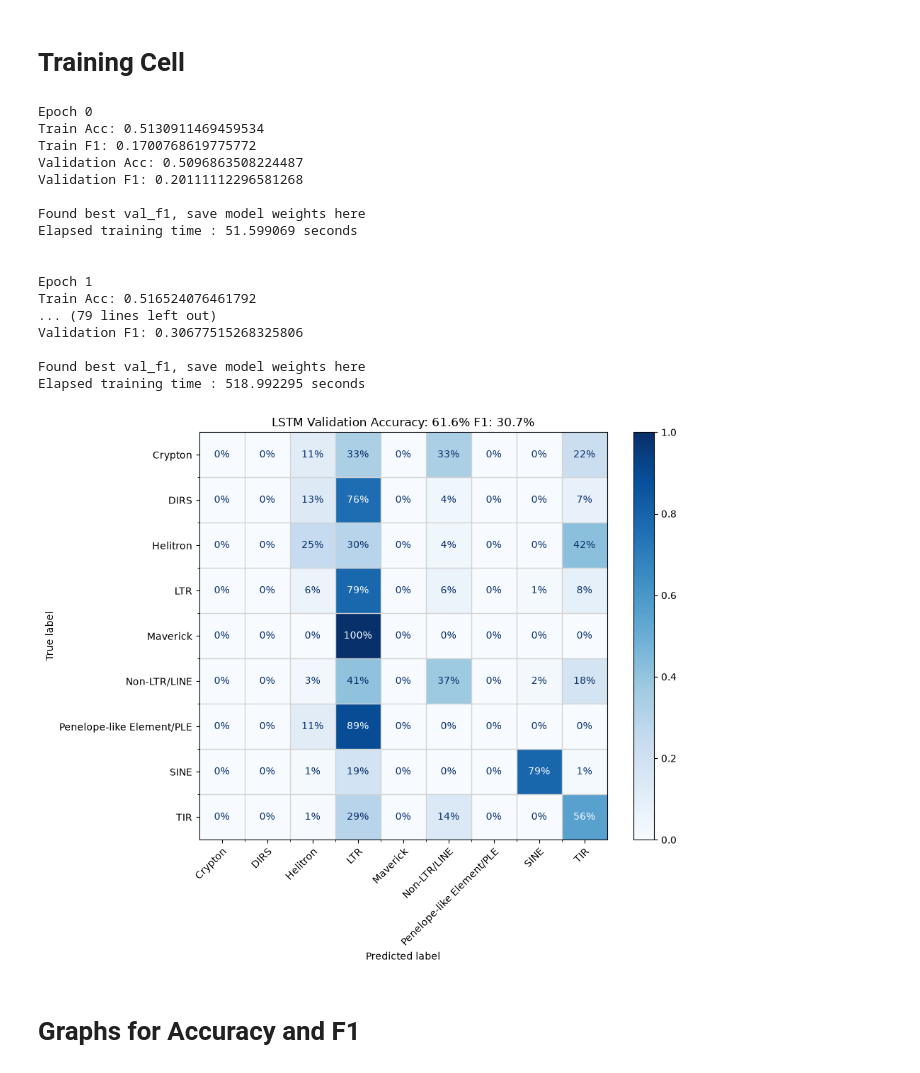
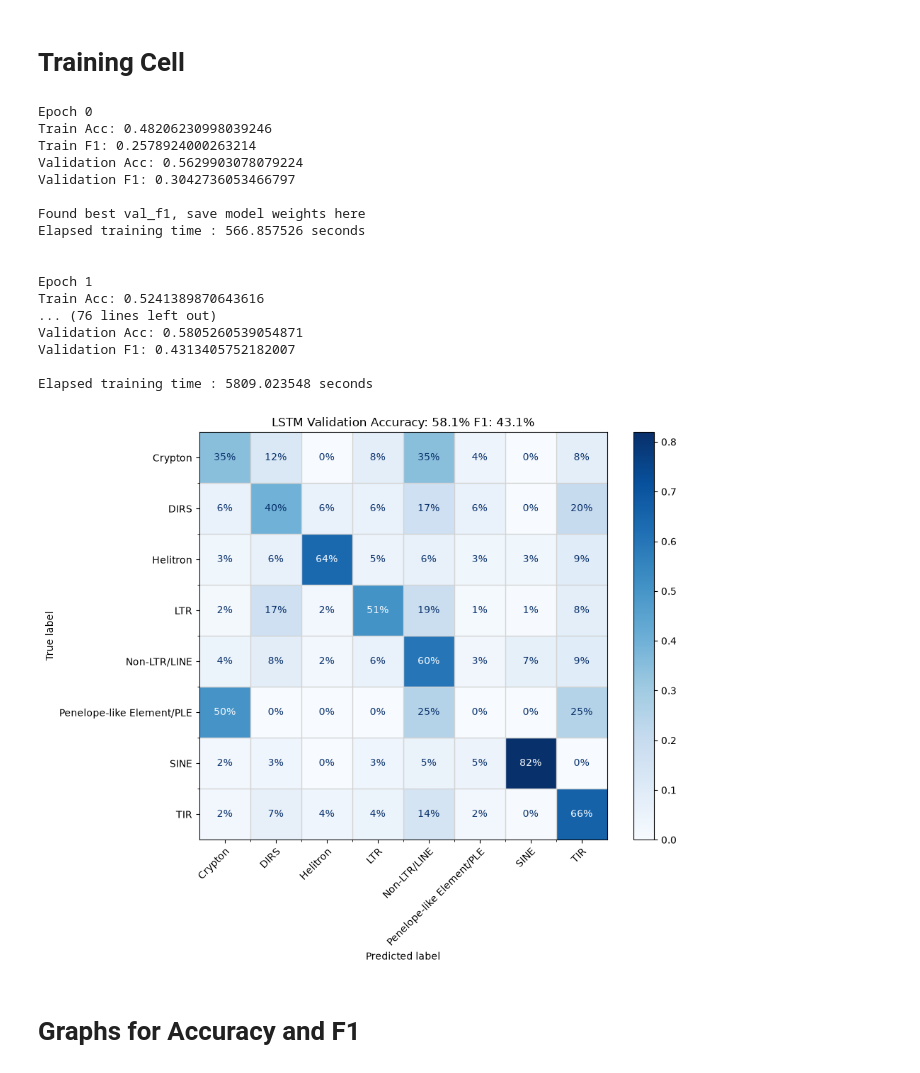
Before and after one commit to craig90/TransposonMachineLearning, a Jupyter notebook: LSTM.ipynb, the cells around one changed output. Saved outputs shown, nothing was run; the diff lists cells and outputs as text; code cells hidden in the pictures.

Commit message:
Added seq length comparison script and removed maverick from training in LSTM since it doesn't exist in test set

```diff
--- a/LSTM.ipynb
+++ b/LSTM.ipynb
@@ -44,8 +44,8 @@ label_mapping = {
     "Helitron": 4,
     "Crypton": 5,
     "DIRS": 6,
-    "Maverick": 7,
-    "Penelope-like Element/PLE": 8
+    "Penelope-like Element/PLE": 7
+    # "Maverick": 8
 }
 
 index_to_label = {number: name for name, number in label_mapping.items()}
@@ -80,9 +80,9 @@ sequence_encoding = {
 ' Padding code from GLARE -> they used 4096 as their max_length '
 # %%
 # 4096 is what GLARE used.
-# MAX_SEQ_LENGTH = 4096
+MAX_SEQ_LENGTH = 4096
 # using 500 because it's soo slow
-MAX_SEQ_LENGTH = 500
+# MAX_SEQ_LENGTH = 500
 
 def custom_collate_fn(batch):
     """ Custom collate function for padding sequences up to the length of the longest sequence in the batch
@@ -107,6 +107,8 @@ class CSVDataset(Dataset):
     def __init__(self, csv_file, max_length=MAX_SEQ_LENGTH, train=False):
 
         df = pd.read_csv(csv_file)
+
+        df = df[df['TE_Order'] != 'Maverick']
 
         self.sequences = [one_hot(s) for s in df["sequence_content"]]
         self.max_length = max_length
@@ -150,7 +152,7 @@ training_data = CSVDataset(
 )
 
 testing_data = CSVDataset(
-    csv_file="LSTMDataSets/FINAL_tester_with_targets.csv",
+LST
     max_length=MAX_SEQ_LENGTH,
 )
 
@@ -159,17 +161,21 @@ train_subset, val_subset = random_split(training_data, [0.9, 0.1], generator=tor
 
 train_labels = training_data.y[train_subset.indices]
 train_counts = pd.Series(train_labels.numpy()).map(index_to_label).value_counts()
-print("\nTrain class counts:")
-print(train_counts)
+# print("\nTrain class counts:")
+# print(train_counts)
 
 val_labels = training_data.y[val_subset.indices]
 val_counts = pd.Series(val_labels.numpy()).map(index_to_label).value_counts()
-print("\nValidation class counts:")
-print(val_counts)
+# print("\nValidation class counts:")
+# print(val_counts)
 
 test_counts = pd.Series(testing_data.y.numpy()).map(index_to_label).value_counts()
-print("\nTest class counts:")
-print(test_counts)
+# print("\nTest class counts:")
+# print(test_counts)
+
+combined_counts = pd.concat([train_counts, val_counts, test_counts], axis=1, keys=["Train", "Val", "Test"]).fillna(0)
+
+display(combined_counts)
 # %% [output]
 Longest sequence: 39893
 Shortest sequence: 43
@@ -230,14 +234,15 @@ mps
 # %%
 input_size = 4
 hidden_size = 128
-output_size = 9 # 9 TE output classes
+# output_size = 9 # 9 TE output classes
+output_size = 8
 
 num_layers = 1
 
 # since the training set is super inbalanced, make weights for loss function
 counts = torch.bincount(training_data.y, minlength=output_size).float()
 weights = counts.sum() / (counts.clamp(min=1) * output_size)
-weights = weights.sqrt()
+# weights = weights.sqrt()
 print(weights)
 # Define the loss function
 loss_fn = nn.CrossEntropyLoss(weight=weights.to(device))
@@ -343,6 +347,7 @@ lstm_classifier = LSTM(input_size, hidden_size, output_size).to(device)
 # Initialize the optimizer with the above parameters
 optimizer = optim.Adam(lstm_classifier.parameters(), lr=learning_rate)
 
+epoch_loss_logger = []
 training_loss_logger = []
 training_acc_logger = []
 training_f1_logger = []
@@ -373,6 +378,7 @@ for epoch in range(n_epochs):
     steps = 0
     train_acc = 0
     train_f1_metric.reset()
+    batch_num = 0
 
     # Go through training data
     for padded, lengths, labels in data_loader_train:
@@ -396,13 +402,19 @@ for epoch in range(n_epochs):
         optimizer.step()
 
         # append training loss to logger
-        training_loss_logger.append(loss.item())
+        epoch_loss_logger.append(loss.item())
 
         # calculate training accuracy
         train_acc += (pred.argmax(1) == labels).sum()
         steps += len(padded)
 
         train_f1_metric.update(pred, labels)
+
+        batch_num += 1
+
+    training_loss_logger.append(sum(epoch_loss_logger)/batch_num)
+
+    epoch_loss_logger.clear()
 
     train_acc = (train_acc/steps).item()
     train_f1 = train_f1_metric.compute().item()
@@ -420,44 +432,44 @@ for epoch in range(n_epochs):
     final_val_f1 = val_f1
 
     val_acc_logger.append(val_acc)
     val_f1_logger.append(val_f1)
 
     print(f"Validation Acc: {val_acc}")
     print(f"Validation F1: {val_f1}\n")
 
     if val_f1 > best_val_f1:
         print("Found best val_f1, save model weights here")
         torch.save(lstm_classifier.state_dict(), f"lstm_best_learn_{learning_rate}_MAX_SEQ_{MAX_SEQ_LENGTH}.pt")
         best_val_f1 = val_f1
 
     end = time.perf_counter()
     print(f"Elapsed training time : {end - start:.6f} seconds")
 
     print("\n")
 
 df_val_results = make_df_from_results_arrays(final_results_arr, final_labels_arr)
 confusion_matrix(
     df_val_results["Actual_Label"], df_val_results["Predicted_Label"].fillna("UNKNOWN"), final_val_acc, final_val_f1, "Validation"
 )
 # %% [output]
 Epoch 0
-Train Acc: 0.5130911469459534
-Train F1: 0.1700768619775772
-Validation Acc: 0.5096863508224487
-Validation F1: 0.20111112296581268
+Train Acc: 0.48206230998039246
+Train F1: 0.2578924000263214
+Validation Acc: 0.5629903078079224
+Validation F1: 0.3042736053466797
 
 Found best val_f1, save model weights here
-Elapsed training time : 51.599069 seconds
+Elapsed training time : 566.857526 seconds
 
 
 Epoch 1
-Train Acc: 0.516524076461792
-... (79 lines left out)
-Validation F1: 0.30677515268325806
+Train Acc: 0.5241389870643616
+... (76 lines left out)
+Validation Acc: 0.5805260539054871
+Validation F1: 0.4313405752182007
 
-Found best val_f1, save model weights here
-Elapsed training time : 518.992295 seconds
+Elapsed training time : 5809.023548 seconds
-[figure, old version]
+[figure, new version]
 # %% [markdown]
 # Graphs for Accuracy and F1
 # %%
```
Also changed, not shown: parts of 6 cells of this notebook, 1 other file.
